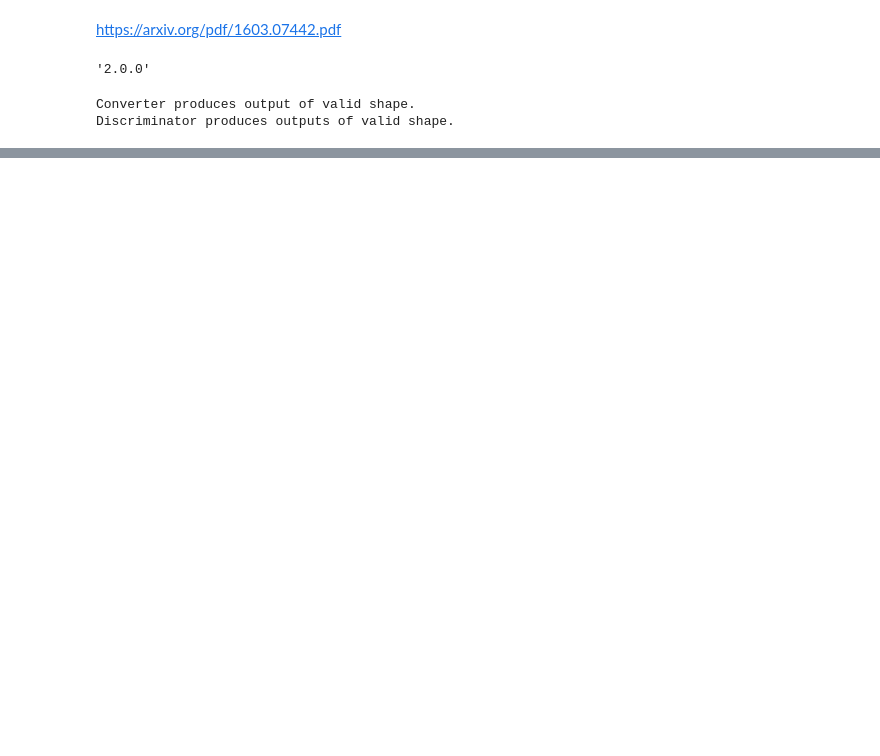
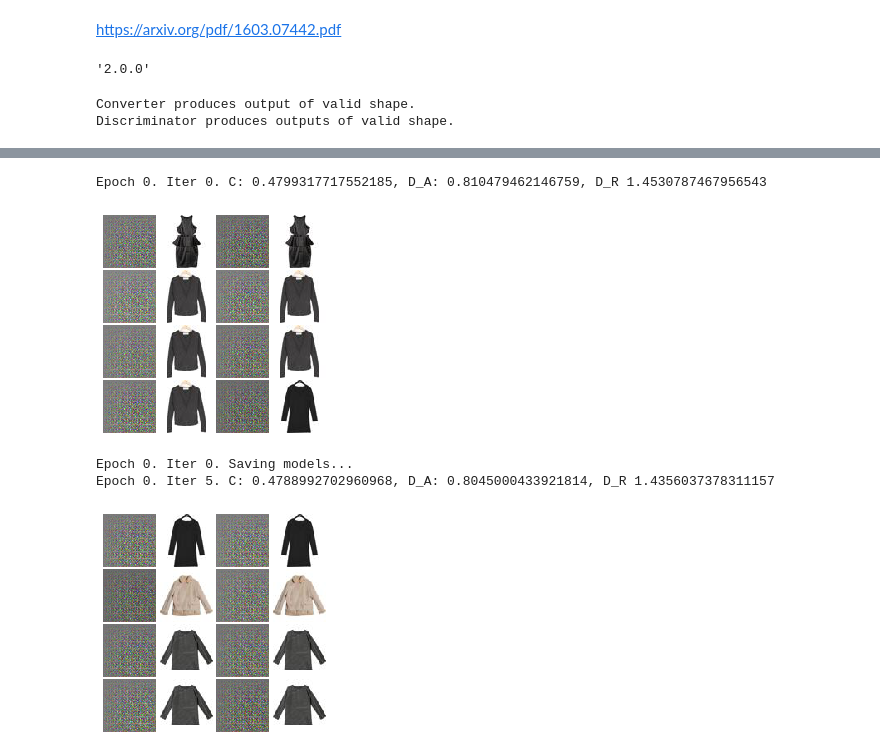
Before and after one commit to Dmytro-Shvetsov/Clothing-Translation, a Jupyter notebook: model_training.ipynb, the cells around one changed output, grey strips where cells are left out. Drawn from its saved outputs; the diff is of its cells as text; code cells hidden in the pictures; blank space fills up the shorter version.

Commit message:
Slightly improve training script. Add model preserving feature.

```diff
--- a/model_training.ipynb
+++ b/model_training.ipynb
@@ -474,0 +416,80 @@ KeyboardInterrupt:
+# %%
+def get_current_iter(ckpt_path, save_freq):
+    latest = tf.train.latest_checkpoint(ckpt_path)
+    return int(latest.split('-')[-1]) * save_freq if latest else 0
+# %%
+from itertools import cycle
+
+
+device = '/device:GPU:0'
+BATCH_SIZE = 64
+MOMENTUM = 0.5
+n_epochs = 25
+learning_rate = 0.0002
+print_freq = 5 # print results every print_freq iterations
+save_freq = 10 # save weights every save_freq iterations
+
+with tf.device(device):
+    lookbook = Dataset(TRAIN_FOLDER, VAL_FOLDER, TEST_FOLDER)
+    val_iter = cycle(lookbook.get_iter(16, 'val'))
+    solver = tf.keras.optimizers.SGD(learning_rate, MOMENTUM)
+
+    real_fake_discrim = Discriminator(input_shape=(BATCH_SIZE, 64, 64, 3))
+    domain_discrim = Discriminator(input_shape=(BATCH_SIZE, 64, 64, 3))
+    converter = Converter(BATCH_SIZE)
+
+    rf_ckpt = tf.train.Checkpoint(optimizer=solver, model=real_fake_discrim)
+    rf_manager = tf.train.CheckpointManager(rf_ckpt,
+                                            directory="./models/real_fake_discriminator",
+                                            max_to_keep=3)
+    status = rf_ckpt.restore(rf_manager.latest_checkpoint)
+
+    dom_ckpt = tf.train.Checkpoint(optimizer=solver, model=domain_discrim)
+    dom_manager = tf.train.CheckpointManager(dom_ckpt,
+                                             directory="./models/domain_discriminator",
+                                             max_to_keep=3)
+    status = dom_ckpt.restore(dom_manager.latest_checkpoint)
+
+    conv_ckpt = tf.train.Checkpoint(optimizer=solver, model=converter)
+    conv_manager = tf.train.CheckpointManager(conv_ckpt,
+                                              directory="./models/converter",
+                                              max_to_keep=3)
+    status = conv_ckpt.restore(conv_manager.latest_checkpoint)
+
+    iter_cnt = get_current_iter('./models/converter', save_freq)
+    for i in range(n_epochs):
+        for batch in lookbook.get_iter(BATCH_SIZE, 'train'):
+            X, y_assoc, y_not_assoc = [tf.constant(norm(data), dtype=tf.float32) for data in batch]
+#             random_noise = sample_noise(X.shape)
+            y_hat = converter(X, False)
+
+            rf_loss = real_fake_net_train_step(real_fake_discrim, y_assoc, y_hat)
+            domain_loss = domain_net_train_step(domain_discrim, X, (y_assoc, y_not_assoc, y_hat))
+            conv_loss = converter_net_train_step(real_fake_discrim,
+                                                domain_discrim,
+                                                converter,
+                                                X,
+                                                (y_assoc, y_not_assoc))
+
+            if iter_cnt % print_freq == 0:
+                print(f'Epoch {i}. Iter {iter_cnt}. C: {conv_loss}, D_A: {domain_loss}, D_R {rf_loss}')
+                X, y_assoc, _ = next(val_iter)
+                y_hat = np.clip(denorm(converter(norm(X)).numpy()), 0, 255)
+                show_images([tf.cast(y_hat, tf.uint8), tf.cast(y_assoc, tf.uint8)])
+                plt.show()
+
+            if iter_cnt % save_freq == 0:
+                print(f'Epoch {i}. Iter {iter_cnt}. Saving models...')
+                rf_manager.save()
+                dom_manager.save()
+                conv_manager.save()
+            iter_cnt += 1
+
+        if i % 20 == 0:
+            solver = tf.keras.optimizers.SGD(learning_rate / 10, MOMENTUM)
+# %% [output]
+Epoch 0. Iter 0. C: 0.4799317717552185, D_A: 0.810479462146759, D_R 1.4530787467956543
+[figure, added]
+Epoch 0. Iter 0. Saving models...
+Epoch 0. Iter 5. C: 0.4788992702960968, D_A: 0.8045000433921814, D_R 1.4356037378311157
+[figure, added]
```
Also changed, not shown: parts of 12 cells of this notebook, 1 other file.
